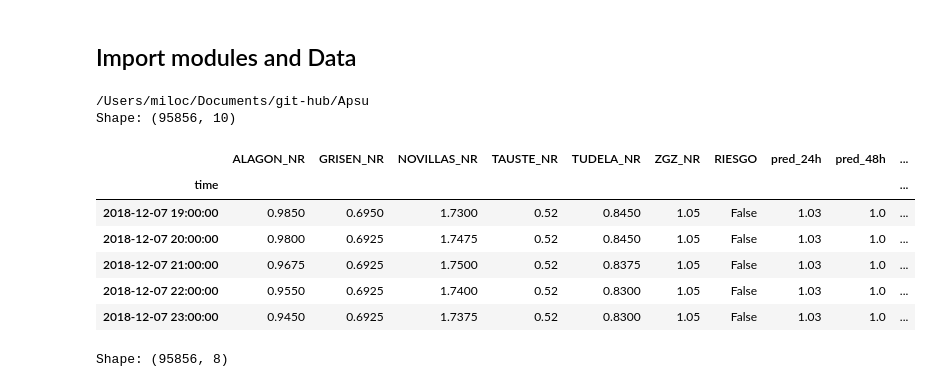
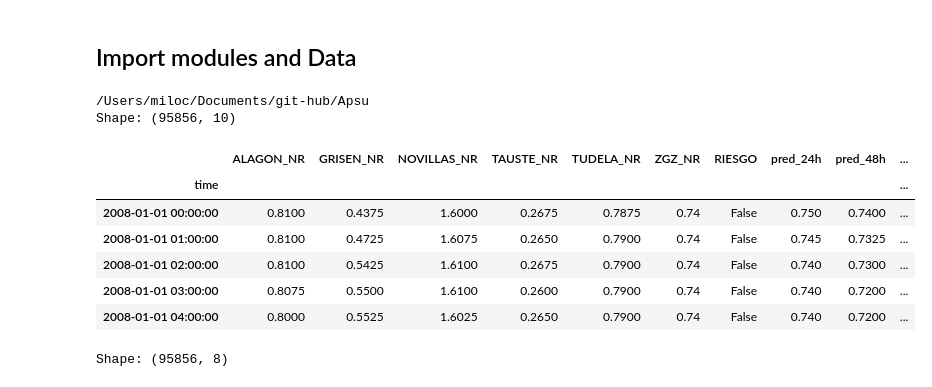
Before and after one commit to mlopezcaballero/Apsu, a Jupyter notebook: notebooks/data_preparation.ipynb, the cells around one changed output. Cells and saved outputs as stored; diff of their text form; code cells hidden in the pictures.

```diff
--- a/notebooks/data_preparation.ipynb
+++ b/notebooks/data_preparation.ipynb
@@ -39,10 +39,13 @@ from IPython.display import display
 
 # sklear stuff
 from sklearn.model_selection import KFold
+from sklearn.preprocessing import MinMaxScaler
 from sklearn.linear_model import LinearRegression
 from sklearn.model_selection import cross_val_score
 from sklearn.model_selection import train_test_split
 from sklearn.metrics import explained_variance_score
+from sklearn.metrics import mean_squared_error as ecm
+from sklearn.metrics import r2_score as r2
 
 # root path of the project
 PROJ_ROOT = os.path.join(os.pardir)
@@ -50,39 +53,42 @@ PROJ_ROOT = os.path.join(os.pardir)
 # add the 'src' directory as one where we can import modules
 src_dir = os.path.join(PROJ_ROOT, 'src')
 sys.path.append(src_dir)
 
 # import my method from the source code
 %aimport data.make_dataset
 %aimport features.build_features
 import data.make_dataset as md
 import features.build_features as bf
 
 os.environ['KMP_DUPLICATE_LIB_OK']='True'
 
 print(os.path.abspath(PROJ_ROOT))
 
 # Load data from ITA
 raw_file = 'datos.csv'
 path = '../ENTRADA/'
 df_raw = md.load_data(path, raw_file)
 
+# choose columns
+cols = []
+
 # period of the data
 start = df_raw.index.min()
 end = df_raw.index.max()
 
 idx = df_raw.resample('D').mean().index
 print('Shape:', df_raw.shape)
-display(df_raw.tail())
+display(df_raw.head())
 # %% [output]
 /Users/miloc/Documents/git-hub/Apsu
 Shape: (95856, 10)
 |  | ALAGON_NR | GRISEN_NR | NOVILLAS_NR | TAUSTE_NR | TUDELA_NR | ZGZ_NR | RIESGO | pred_24h | pred_48h | ... |
 | time |  |  |  |  |  |  |  |  |  | ... |
-| 2018-12-07 19:00:00 | 0.9850 | 0.6950 | 1.7300 | 0.52 | 0.8450 | 1.05 | False | 1.03 | 1.0 | ... |
-| 2018-12-07 20:00:00 | 0.9800 | 0.6925 | 1.7475 | 0.52 | 0.8450 | 1.05 | False | 1.03 | 1.0 | ... |
-| 2018-12-07 21:00:00 | 0.9675 | 0.6925 | 1.7500 | 0.52 | 0.8375 | 1.05 | False | 1.03 | 1.0 | ... |
-| 2018-12-07 22:00:00 | 0.9550 | 0.6925 | 1.7400 | 0.52 | 0.8300 | 1.05 | False | 1.03 | 1.0 | ... |
-| 2018-12-07 23:00:00 | 0.9450 | 0.6925 | 1.7375 | 0.52 | 0.8300 | 1.05 | False | 1.03 | 1.0 | ... |
+| 2008-01-01 00:00:00 | 0.8100 | 0.4375 | 1.6000 | 0.2675 | 0.7875 | 0.74 | False | 0.750 | 0.7400 | ... |
+| 2008-01-01 01:00:00 | 0.8100 | 0.4725 | 1.6075 | 0.2650 | 0.7900 | 0.74 | False | 0.745 | 0.7325 | ... |
+| 2008-01-01 02:00:00 | 0.8100 | 0.5425 | 1.6100 | 0.2675 | 0.7900 | 0.74 | False | 0.740 | 0.7300 | ... |
+| 2008-01-01 03:00:00 | 0.8075 | 0.5500 | 1.6100 | 0.2600 | 0.7900 | 0.74 | False | 0.740 | 0.7200 | ... |
+| 2008-01-01 04:00:00 | 0.8000 | 0.5525 | 1.6025 | 0.2650 | 0.7900 | 0.74 | False | 0.740 | 0.7200 | ... |
 # %%
 # Estation to load data
 estaciones = {'pna': '9262-19530901-20190131.csv',
```
Also changed, not shown: parts of 17 cells of this notebook, 1 other file.
